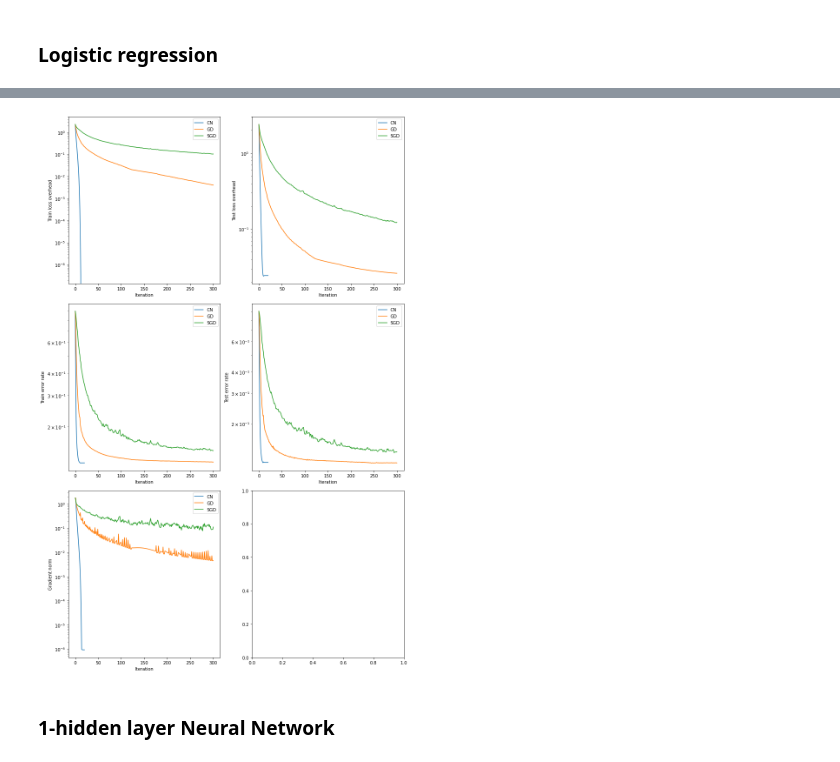
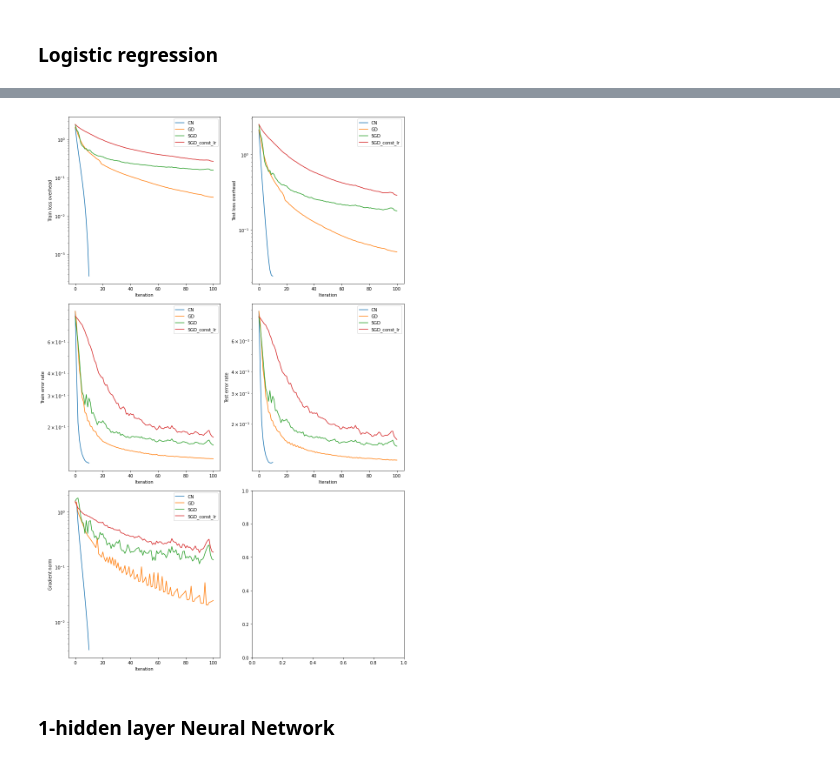
Before and after one commit to DenisPushkin/Cubic_Newton, a Jupyter notebook: mnist_experiments.ipynb, the cells around one changed output, grey strips where cells are left out. Cells and saved outputs as stored; diff of their text form; code cells hidden in the pictures.

```diff
--- a/mnist_experiments.ipynb
+++ b/mnist_experiments.ipynb
@@ -457,0 +494,14 @@ CN_metrics = dict_lists_to_ndarrays(CN_trainer.train(max_iters=max_iters, print_
+# %%
+results_file = "SGD_const_lr_metrics.pkl"
+max_iters = 100
+print_every = 10
+eval_every = 1
+retrain = False
+# kwargs
+optim_class = torch.optim.SGD
+optim_params = {'lr': 0.1}
+b_size = 128
+
+SGD_const_lr_metrics = train(CustomTrainer, get_net, get_dataset, loss_function, results_file, max_iters,
+          print_every, eval_every, retrain, OptimizerClass=optim_class, optimizer_params=optim_params,
+                             batch_size=b_size)
@@ -457,0 +522,12 @@ CN_metrics = dict_lists_to_ndarrays(CN_trainer.train(max_iters=max_iters, print_
+# %%
+results_file = "GD_metrics.pkl"
+max_iters = 100
+print_every = 10
+eval_every = 1
+retrain = False
+# kwargs
+Lipschitz_const = 1.0
+Lipschitz_const_min = 0.001
+
+GD_metrics = train(AdaptiveGDTrainer, get_net, get_dataset, loss_function, results_file, max_iters,
+          print_every, eval_every, retrain, L_0=Lipschitz_const, L_min=Lipschitz_const_min)
@@ -457,0 +548,12 @@ CN_metrics = dict_lists_to_ndarrays(CN_trainer.train(max_iters=max_iters, print_
+# %%
+results_file = "CN_metrics.pkl"
+max_iters = 10
+print_every = 1
+eval_every = 1
+retrain = False
+# kwargs
+Lipschitz_const = 1.0
+Lipschitz_const_min = 0.001
+
+CN_metrics = train(AdaptiveCubicNewtonTrainer, get_net, get_dataset, loss_function, results_file, max_iters,
+          print_every, eval_every, retrain, M_0=Lipschitz_const, M_min=Lipschitz_const_min)
@@ -461,6 +577,7 @@ fig, ax = plt.subplots(3,2, figsize=(12,18))
 ax[0,0].plot(CN_metrics["iter"], CN_metrics["train_loss"] - MIN_TRAIN_LOSS, label="CN")
 ax[0,0].plot(GD_metrics["iter"], GD_metrics["train_loss"] - MIN_TRAIN_LOSS, label="GD")
 ax[0,0].plot(SGD_metrics["iter"], SGD_metrics["train_loss"] - MIN_TRAIN_LOSS, label="SGD")
+ax[0,0].plot(SGD_const_lr_metrics["iter"], SGD_const_lr_metrics["train_loss"] - MIN_TRAIN_LOSS, label="SGD_const_lr")
 ax[0,0].set_xlabel("Iteration")
 ax[0,0].set_ylabel("Train loss overhead")
 ax[0,0].set_yscale('log')
@@ -469,38 +586,42 @@ ax[0,0].legend()
 ax[0,1].plot(CN_metrics["iter"], CN_metrics["test_loss"] - MIN_TEST_LOSS, label="CN")
 ax[0,1].plot(GD_metrics["iter"], GD_metrics["test_loss"] - MIN_TEST_LOSS, label="GD")
 ax[0,1].plot(SGD_metrics["iter"], SGD_metrics["test_loss"] - MIN_TEST_LOSS, label="SGD")
+ax[0,1].plot(SGD_const_lr_metrics["iter"], SGD_const_lr_metrics["test_loss"] - MIN_TEST_LOSS, label="SGD_const_lr")
 ax[0,1].set_xlabel("Iteration")
 ax[0,1].set_ylabel("Test loss overhead")
 ax[0,1].set_yscale('log')
 ax[0,1].legend()
 
 ax[1,0].plot(CN_metrics["iter"], 1 - CN_metrics["train_acc"], label="CN")
 ax[1,0].plot(GD_metrics["iter"], 1 - GD_metrics["train_acc"], label="GD")
 ax[1,0].plot(SGD_metrics["iter"], 1 - SGD_metrics["train_acc"], label="SGD")
+ax[1,0].plot(SGD_const_lr_metrics["iter"], 1 - SGD_const_lr_metrics["train_acc"], label="SGD_const_lr")
 ax[1,0].set_xlabel("Iteration")
 ax[1,0].set_ylabel("Train error rate")
 ax[1,0].set_yscale('log')
 ax[1,0].legend()
 
 ax[1,1].plot(CN_metrics["iter"], 1 - CN_metrics["test_acc"], label="CN")
 ax[1,1].plot(GD_metrics["iter"], 1 - GD_metrics["test_acc"], label="GD")
 ax[1,1].plot(SGD_metrics["iter"], 1 - SGD_metrics["test_acc"], label="SGD")
+ax[1,1].plot(SGD_const_lr_metrics["iter"], 1 - SGD_const_lr_metrics["test_acc"], label="SGD_const_lr")
 ax[1,1].set_xlabel("Iteration")
 ax[1,1].set_ylabel("Test error rate")
 ax[1,1].set_yscale('log')
 ax[1,1].legend()
 
 ax[2,0].plot(CN_metrics["iter"], CN_metrics["grad_norm"], label="CN")
 ax[2,0].plot(GD_metrics["iter"], GD_metrics["grad_norm"], label="GD")
 ax[2,0].plot(SGD_metrics["iter"], SGD_metrics["grad_norm"], label="SGD")
+ax[2,0].plot(SGD_const_lr_metrics["iter"], SGD_const_lr_metrics["grad_norm"], label="SGD_const_lr")
 ax[2,0].set_xlabel("Iteration")
 ax[2,0].set_ylabel("Gradient norm")
 ax[2,0].set_yscale('log')
 ax[2,0].legend()
 
 fig.tight_layout()
 plt.show()
 # %% [output]
-[figure, old version]
+[figure, new version]
 # %% [markdown]
 ### 1-hidden layer Neural Network
```
Also changed, not shown: parts of 30 cells of this notebook.
